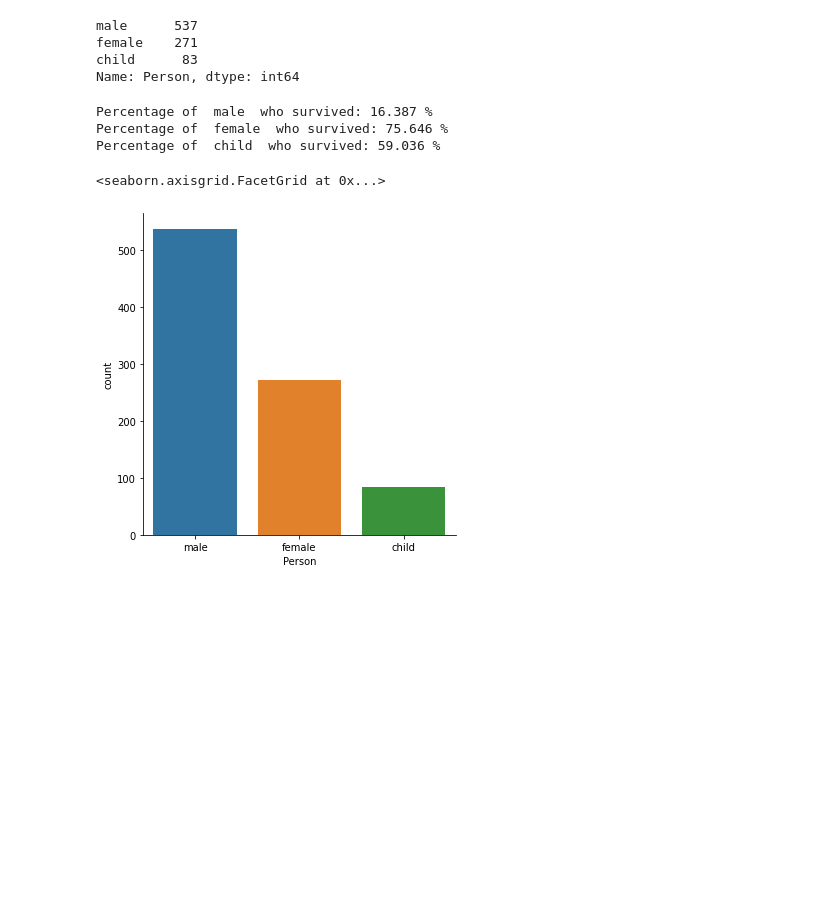
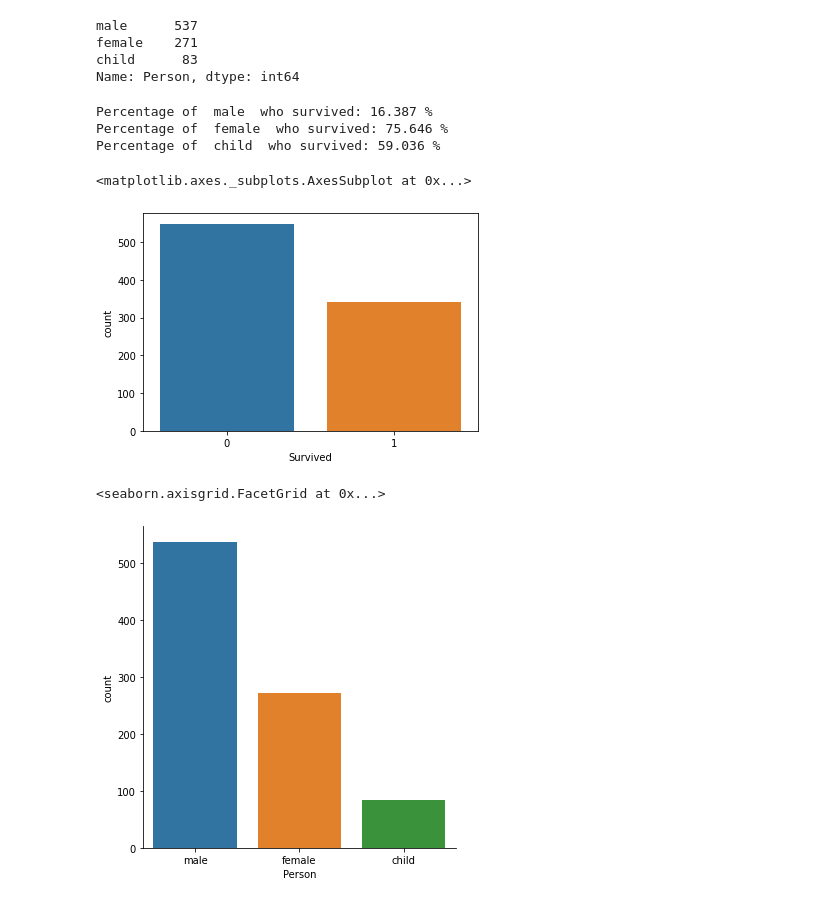
Before and after one commit to SiddhanthNB/Titanic-EDA, a Jupyter notebook: Titanic.ipynb, the cells around one changed output. Drawn from its saved outputs; the diff is of its cells as text; code cells hidden in the pictures; blank space fills up the shorter version.

```diff
--- a/Titanic.ipynb
+++ b/Titanic.ipynb
@@ -95,6 +100,11 @@ for i in titanic_data.Person.unique()  :
 Percentage of  male  who survived: 16.387 %
 Percentage of  female  who survived: 75.646 %
 Percentage of  child  who survived: 59.036 %
+# %%
+sns.countplot(x='Survived',data=titanic_data)
+# %% [output]
+<matplotlib.axes._subplots.AxesSubplot at 0x...>
+[figure, added]
 # %%
 sns.catplot(x='Person',data=titanic_data,kind='count')
 # %% [output]
```
Also changed, not shown: parts of 4 cells of this notebook.
